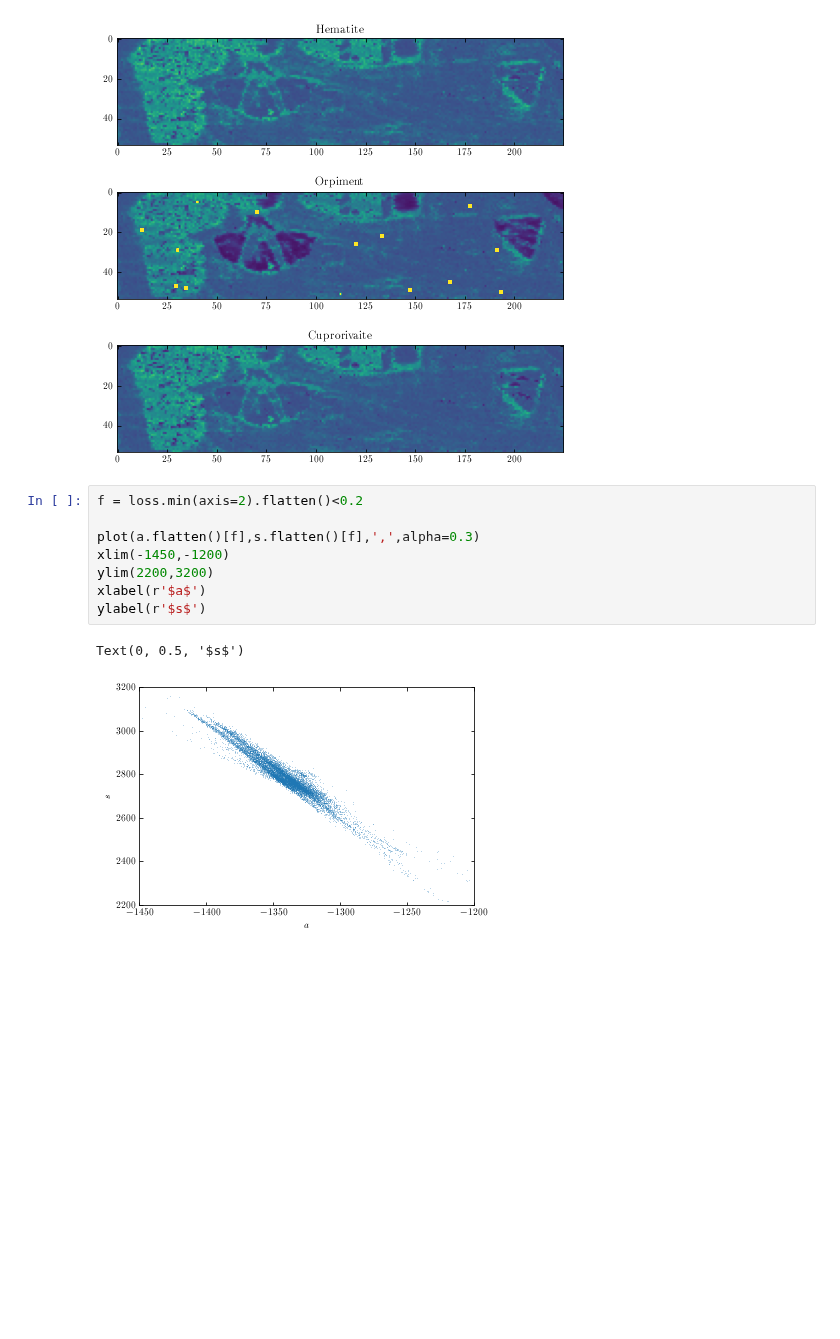
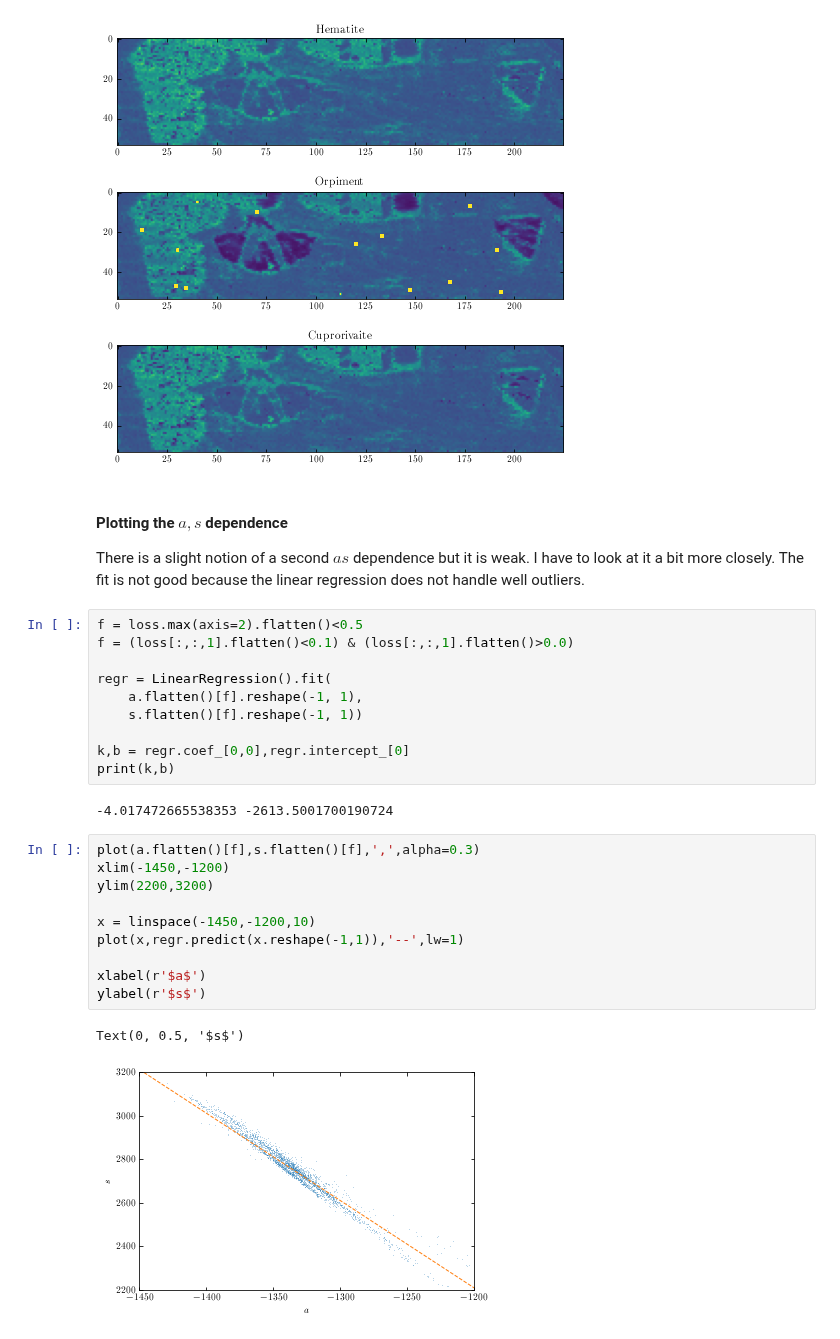
Before and after one commit to zpreisler/XRDXRFutils, a Jupyter notebook: notebooks/a_s_fit.ipynb, the cells around one changed output. Drawn from its saved outputs; the diff is of its cells as text; blank space fills up the shorter version.

Commit message:
as dependence muzeoegizio

```diff
--- a/notebooks/a_s_fit.ipynb
+++ b/notebooks/a_s_fit.ipynb
@@ -149,14 +151,32 @@ for i,phase in enumerate(pm.phases):
     ax[i].imshow(loss[:,:,i],vmin=0,vmax=0.4)
 # %% [output]
 [figure]
-# %%
-f = loss.min(axis=2).flatten()<0.2
-
-plot(a.flatten()[f],s.flatten()[f],',',alpha=0.3)
-xlim(-1450,-1200)
-ylim(2200,3200)
-xlabel(r'$a$')
-ylabel(r'$s$')
-# %% [output]
-Text(0, 0.5, '$s$')
-[figure, removed]
+# %% [markdown]
+#### Plotting the $a,s$ dependence
+
+There is a slight notion of a second $as$ dependence but it is weak. I have to look at it a bit more closely. The fit is not good because the linear regression does not handle well outliers.
+# %%
+f = loss.max(axis=2).flatten()<0.5
+f = (loss[:,:,1].flatten()<0.1) & (loss[:,:,1].flatten()>0.0)
+
+regr = LinearRegression().fit(
+    a.flatten()[f].reshape(-1, 1),
+    s.flatten()[f].reshape(-1, 1))
+
+k,b = regr.coef_[0,0],regr.intercept_[0]
+print(k,b)
+# %% [output]
+-4.017472665538353 -2613.5001700190724
+# %%
+plot(a.flatten()[f],s.flatten()[f],',',alpha=0.3)
+xlim(-1450,-1200)
+ylim(2200,3200)
+
+x = linspace(-1450,-1200,10)
+plot(x,regr.predict(x.reshape(-1,1)),'--',lw=1)
+
+xlabel(r'$a$')
+ylabel(r'$s$')
+# %% [output]
+Text(0, 0.5, '$s$')
+[figure, added]
```
Also changed, not shown: parts of 19 cells of this notebook.
